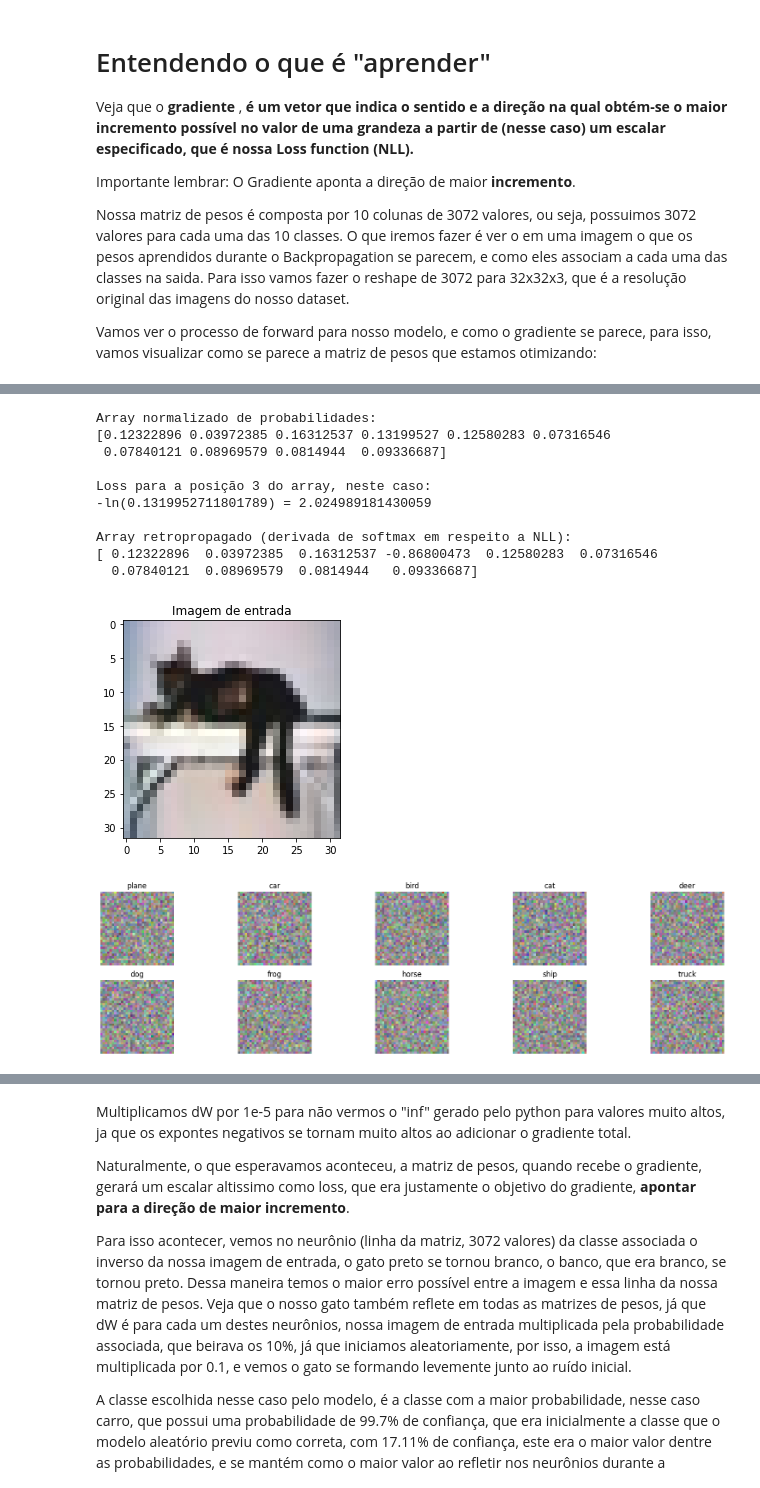
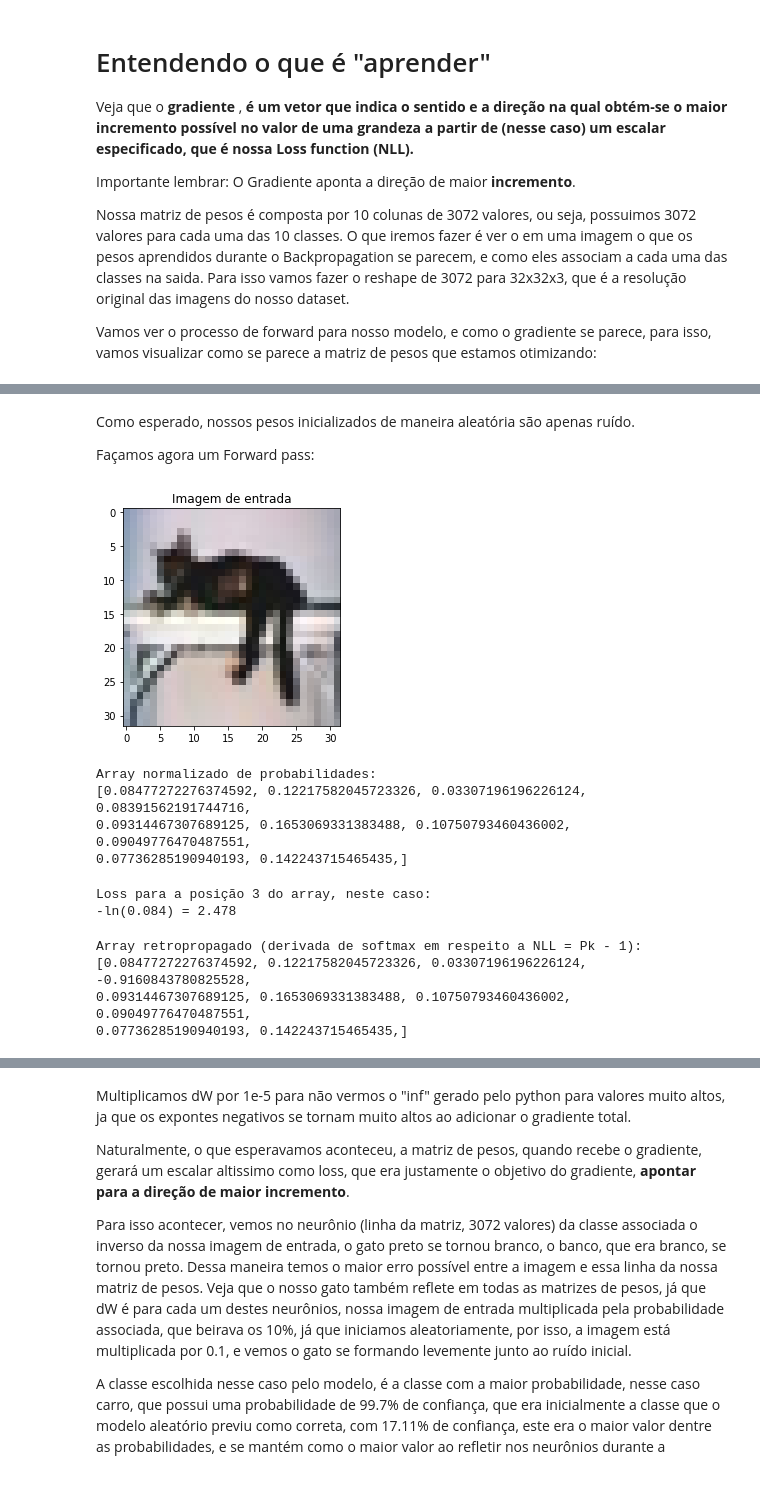
Before and after one commit to GabrielDornelles/modern-computer-vision, a Jupyter notebook: 2-softmax-classifier.ipynb, the cells around one changed output, grey strips where cells are left out. Saved outputs shown, nothing was run; the diff lists cells and outputs as text; code cells hidden in the pictures.

```diff
--- a/2-softmax-classifier.ipynb
+++ b/2-softmax-classifier.ipynb
@@ -283,35 +295,61 @@ def plot_weights(w):
+# %% [markdown]
+Como esperado, nossos pesos inicializados de maneira aleatória são apenas ruído.
+
+Façamos agora um Forward pass:
 # %%
+i_idx = 1050
+plt.figure(facecolor="white")
+plt.imshow(original_images[i_idx])
+plt.title("Imagem de entrada")
+plt.show()
+
+# Init W matrix, declare our input image and its target
 W = random_initialization()
-i_idx = 1050
-scores = val_images[i_idx]@W
+target = val_targets[i_idx]
+input_image = val_images[i_idx]
+
+
+# Forward Pass
+scores = input_image@W
 scores = scores - np.max(scores, axis=0, keepdims=True)
-target = val_targets[i_idx]
 exp = np.exp(scores)
 sum_exp_scores = exp.sum(axis=0, keepdims=True)
+normalized = exp / sum_exp_scores
 
-normalized = exp / sum_exp_scores
-print(f"Array normalizado de probabilidades:\n{normalized}\n")
+# Pretty printing
+print_normalized = "["
+for i in range(len(normalized)):
+    color = "red3" if i==3 else "spring_green1"
+    print_normalized += f"[{color}]{normalized[i]}[/{color}], "
+print_normalized = print_normalized[:-1] + "]"
+print(f"Array normalizado de probabilidades:\n{print_normalized}\n")
 
+
+# Negative log likelyhood for our input
 loss = -np.log(normalized[target])
-print(f"Loss para a posição {target} do array, neste caso:\n-ln({normalized[target]}) = {loss}\n")
+print(f"Loss para a posição {target} do array, neste caso:\n-ln({normalized[target]:.3f}) = {loss:.3f}\n")
 
+# Pk - 1
 normalized_gradient = normalized
 normalized_gradient[target] -= 1
-print(f"Array retropropagado (derivada de softmax em respeito a NLL):\n{normalized_gradient}")
-plt.imshow(original_images[i_idx])
-plt.title("Imagem de entrada")
-plot_weights(W)
+
+# Pretty printing
+print_normalized = "["
+for i in range(len(normalized)):
+    color = "red3" if i==3 else "spring_green1"
+    print_normalized += f"[{color}]{normalized_gradient[i]}[/{color}], "
+print_normalized = print_normalized[:-1] + "]"
+print(f"Array retropropagado (derivada de softmax em respeito a NLL = Pk - 1):\n{print_normalized}")
 # %% [output]
+[figure]
 Array normalizado de probabilidades:
-[0.12322896 0.03972385 0.16312537 0.13199527 0.12580283 0.07316546
- 0.07840121 0.08969579 0.0814944  0.09336687]
-
-Loss para a posição 3 do array, neste caso:
--ln(0.1319952711801789) = 2.024989181430059
-
-Array retropropagado (derivada de softmax em respeito a NLL):
-[ 0.12322896  0.03972385  0.16312537 -0.86800473  0.12580283  0.07316546
-  0.07840121  0.08969579  0.0814944   0.09336687]
+[0.08477272276374592, 0.12217582045723326, 0.03307196196226124, 0.08391562191744716,
+0.09314467307689125, 0.1653069331383488, 0.10750793460436002, 0.09049776470487551,
+0.07736285190940193, 0.142243715465435,]
-[figure]
-[figure, removed]
+Loss para a posição 3 do array, neste caso:
+-ln(0.084) = 2.478
+Array retropropagado (derivada de softmax em respeito a NLL = Pk - 1):
+[0.08477272276374592, 0.12217582045723326, 0.03307196196226124, -0.9160843780825528,
+0.09314467307689125, 0.1653069331383488, 0.10750793460436002, 0.09049776470487551,
+0.07736285190940193, 0.142243715465435,]
 # %% [markdown]
```
Also changed, not shown: parts of 16 cells of this notebook.
